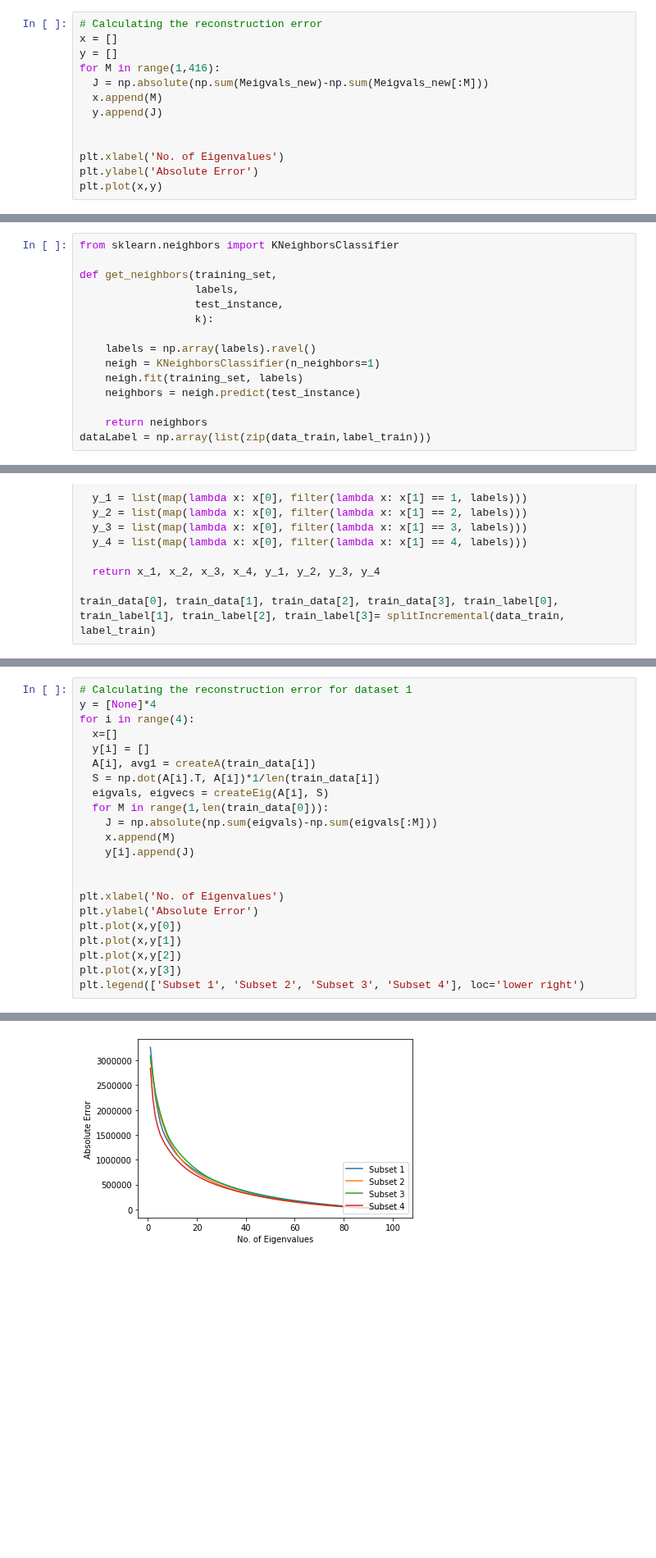
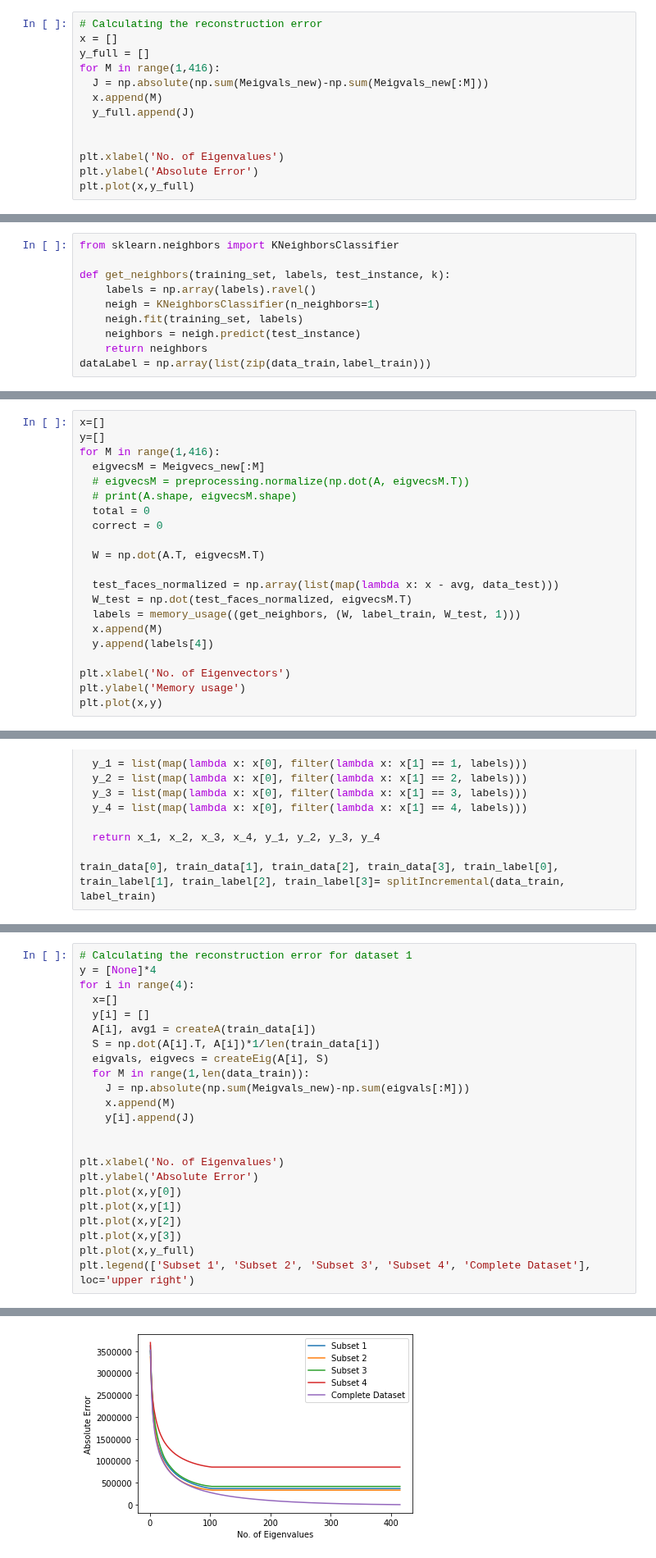
Before and after one commit to pedromonteiro18/Pattern_Recognition, a Jupyter notebook: Coursework.ipynb, the cells around one changed output, grey strips where cells are left out. Shown at 82% size. Saved outputs shown, nothing was run; the diff lists cells and outputs as text; blank space fills up the shorter version.

```diff
--- a/Coursework.ipynb
+++ b/Coursework.ipynb
@@ -120,16 +131,16 @@ plt.imshow(new_100_reshaped.T, cmap = 'gist_gray')
 # %%
 # Calculating the reconstruction error
 x = []
-y = []
+y_full = []
 for M in range(1,416):
   J = np.absolute(np.sum(Meigvals_new)-np.sum(Meigvals_new[:M]))
   x.append(M)
-  y.append(J)
+  y_full.append(J)
 
 
 plt.xlabel('No. of Eigenvalues')
 plt.ylabel('Absolute Error')
-plt.plot(x,y)
+plt.plot(x,y_full)
 # %% [output]
 [<matplotlib.lines.Line2D at 0x...>]
 [figure]
@@ -152,16 +163,11 @@ print(label_test[30])
 # %%
 from sklearn.neighbors import KNeighborsClassifier
 
-def get_neighbors(training_set,
-                  labels,
-                  test_instance,
-                  k):
-
+def get_neighbors(training_set, labels, test_instance, k):
     labels = np.array(labels).ravel()
     neigh = KNeighborsClassifier(n_neighbors=1)
     neigh.fit(training_set, labels)
     neighbors = neigh.predict(test_instance)
-
     return neighbors
 dataLabel = np.array(list(zip(data_train,label_train)))
 # %%
@@ -216,3 +222,24 @@ plt.plot(x,y)
 # %% [output]
 [<matplotlib.lines.Line2D at 0x...>]
 [figure]
+# %%
+x=[]
+y=[]
+for M in range(1,416):
+  eigvecsM = Meigvecs_new[:M]
+  # eigvecsM = preprocessing.normalize(np.dot(A, eigvecsM.T))
+  # print(A.shape, eigvecsM.shape)
+  total = 0
+  correct = 0
+
+  W = np.dot(A.T, eigvecsM.T)
+
+  test_faces_normalized = np.array(list(map(lambda x: x - avg, data_test)))
+  W_test = np.dot(test_faces_normalized, eigvecsM.T)
+  labels = memory_usage((get_neighbors, (W, label_train, W_test, 1)))
+  x.append(M)
+  y.append(labels[4])
+
+plt.xlabel('No. of Eigenvectors')
+plt.ylabel('Memory usage')
+plt.plot(x,y)
@@ -316,32 +346,33 @@ Subset Time Taken:  0.06325793266296387
 # %%
 # Calculating the reconstruction error for dataset 1
 y = [None]*4
 for i in range(4):
   x=[]
   y[i] = []
   A[i], avg1 = createA(train_data[i])
   S = np.dot(A[i].T, A[i])*1/len(train_data[i])
   eigvals, eigvecs = createEig(A[i], S)
-  for M in range(1,len(train_data[0])):
-    J = np.absolute(np.sum(eigvals)-np.sum(eigvals[:M]))
+  for M in range(1,len(data_train)):
+    J = np.absolute(np.sum(Meigvals_new)-np.sum(eigvals[:M]))
     x.append(M)
     y[i].append(J)
 
 
 plt.xlabel('No. of Eigenvalues')
 plt.ylabel('Absolute Error')
 plt.plot(x,y[0])
 plt.plot(x,y[1])
 plt.plot(x,y[2])
 plt.plot(x,y[3])
-plt.legend(['Subset 1', 'Subset 2', 'Subset 3', 'Subset 4'], loc='lower right')
+plt.plot(x,y_full)
+plt.legend(['Subset 1', 'Subset 2', 'Subset 3', 'Subset 4', 'Complete Dataset'], loc='upper right')
 # %% [output]
 (104, 2576)
 (104, 2576)
 (104, 2576)
 (104, 2576)
 <matplotlib.legend.Legend at 0x...>
-[figure, old version]
+[figure, new version]
 # %%
 
 y=[None]*4
```
Also changed, not shown: parts of 9 cells of this notebook.
